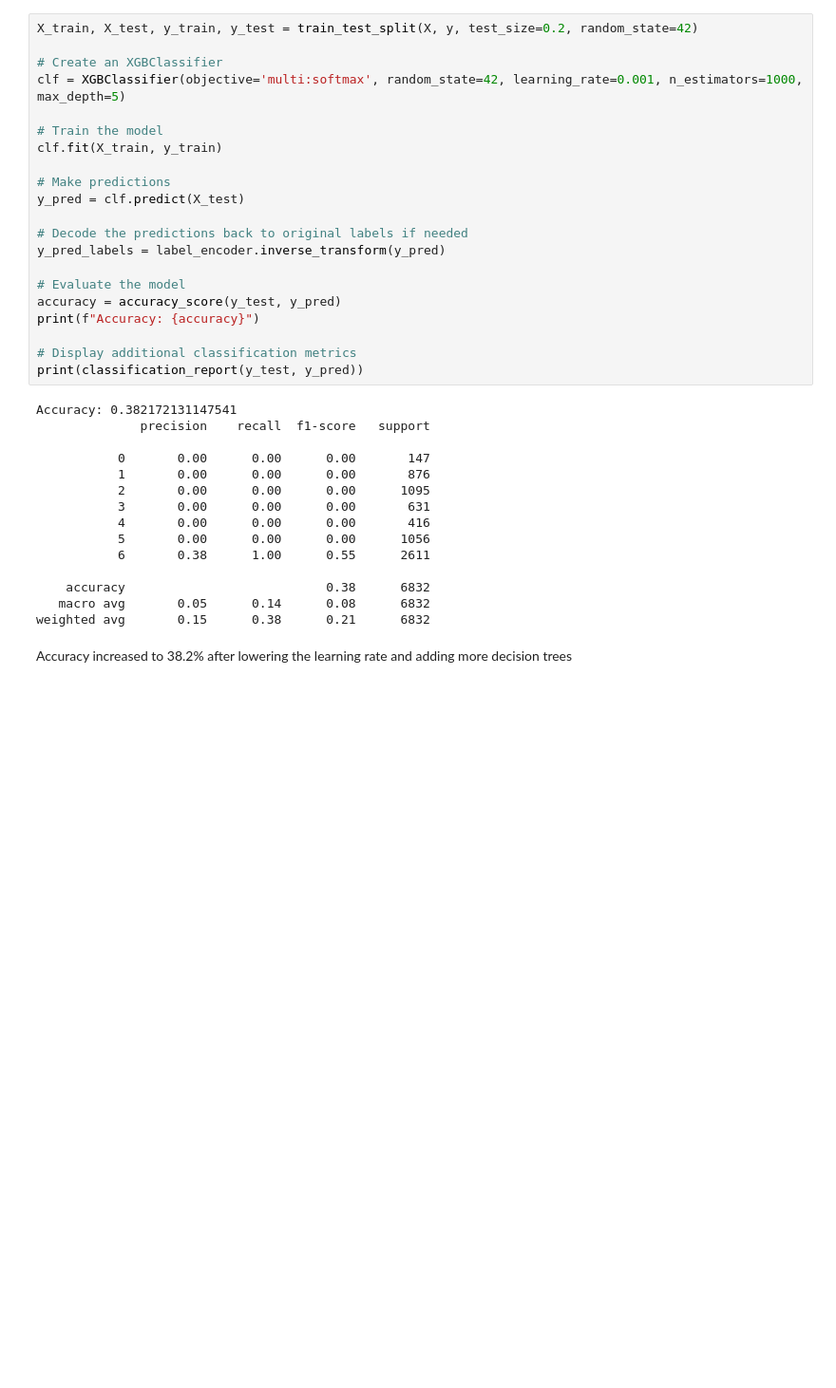
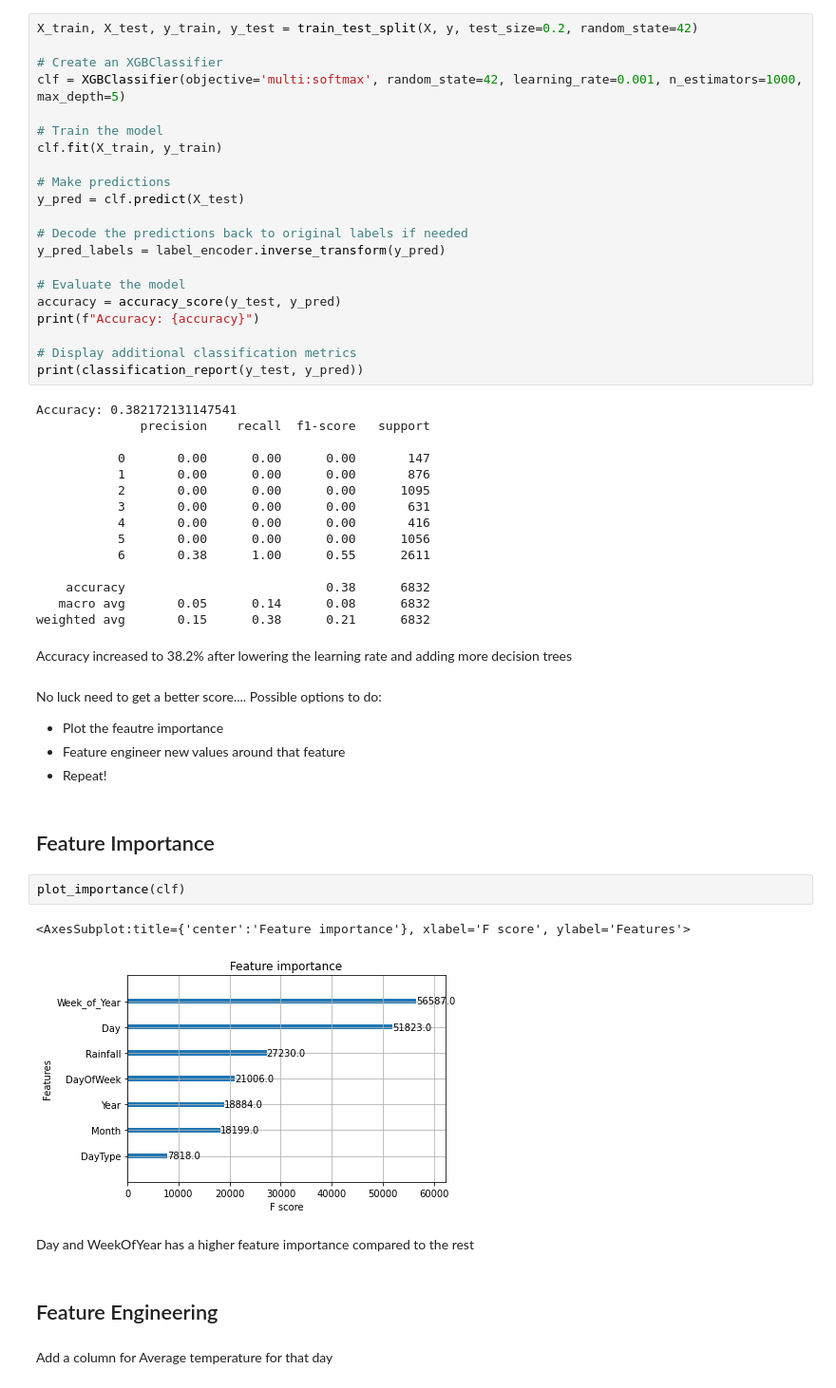
Before and after one commit to hammaadrizwan/marketwiz, a Jupyter notebook: Sales Prediction using XG boost.ipynb, the cells around one changed output. Shown at 95% size. Drawn from its saved outputs; the diff is of its cells as text; blank space fills up the shorter version.

Commit message:
Checked metrics of model need to add a new feature

```diff
--- a/Sales Prediction using XG boost.ipynb
+++ b/Sales Prediction using XG boost.ipynb
@@ -425,3 +425,21 @@ Accuracy: 0.382172131147541
 weighted avg       0.15      0.38      0.21      6832
 # %% [markdown]
 Accuracy increased to 38.2% after lowering the learning rate and adding more decision trees
+# %% [markdown]
+No luck need to get a better score.... Possible options to do:
+- Plot the feautre importance
+- Feature engineer new values around that feature
+- Repeat!
+# %% [markdown]
+<h2>Feature Importance</h2>
+# %%
+plot_importance(clf)
+# %% [output]
+<AxesSubplot:title={'center':'Feature importance'}, xlabel='F score', ylabel='Features'>
+[figure, added]
+# %% [markdown]
+Day and WeekOfYear has a higher feature importance compared to the rest
+# %% [markdown]
+<h2>Feature Engineering</h2>
+# %% [markdown]
+Add a column for Average temperature for that day
```
